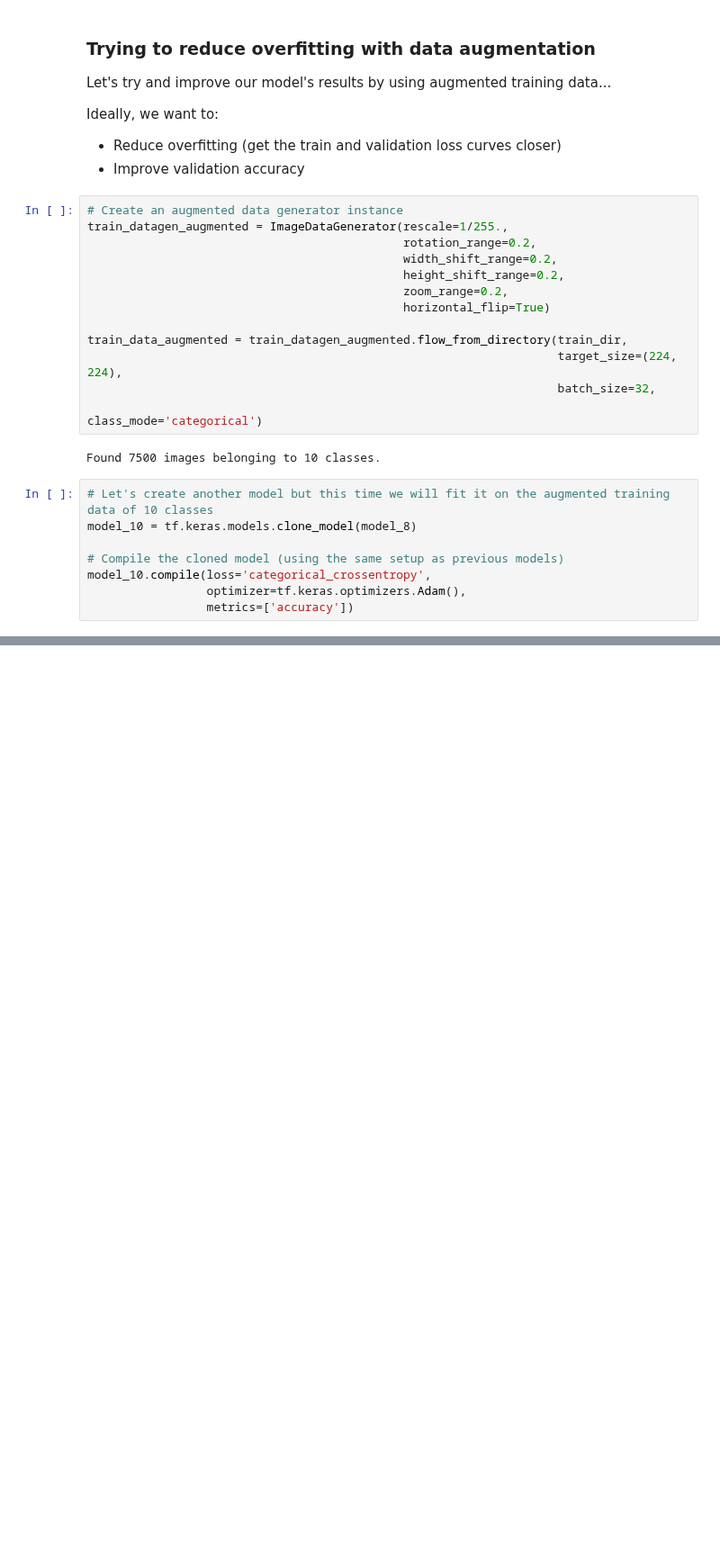
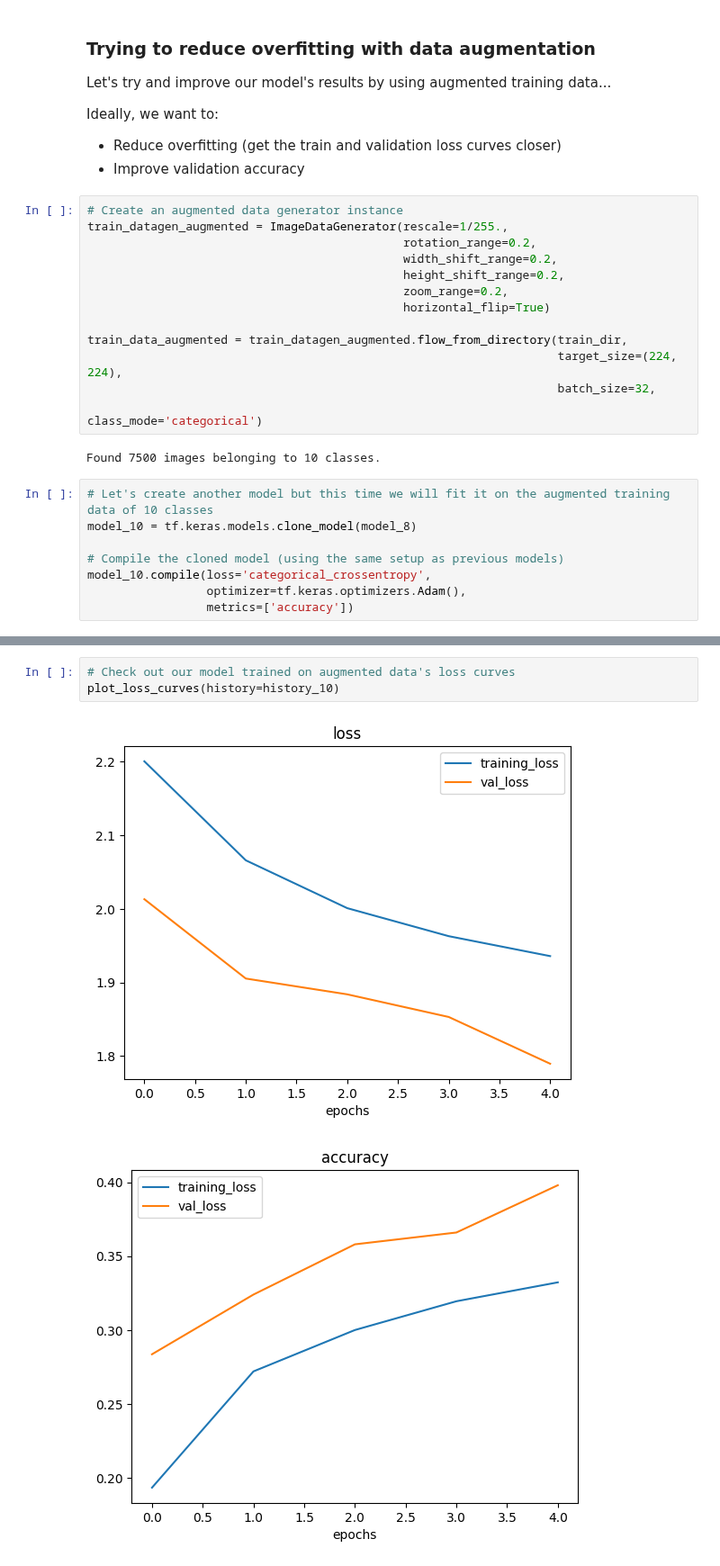
Before and after one commit to llorenscapotorres/TensorFlow, a Jupyter notebook: Computer_Vision/03_introduction_to_computer_vision.ipynb, the cells around one changed output, grey strips where cells are left out. Shown at 90% size. Cells and saved outputs as stored; diff of their text form; blank space fills up the shorter version.

```diff
--- a/Computer_Vision/03_introduction_to_computer_vision.ipynb
+++ b/Computer_Vision/03_introduction_to_computer_vision.ipynb
@@ -1406,0 +1428,6 @@ history_10 = model_10.fit(train_data_augmented,
+# %%
+# Check out our model trained on augmented data's loss curves
+plot_loss_curves(history=history_10)
+# %% [output]
+[figure, added]
+[figure, added]
```
Also changed, not shown: parts of 19 cells of this notebook, 5 other files.
